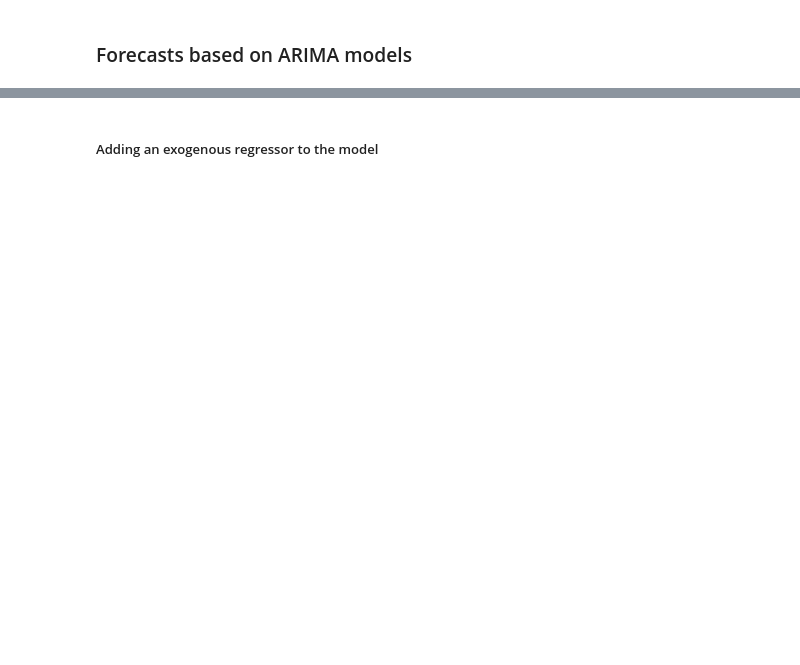
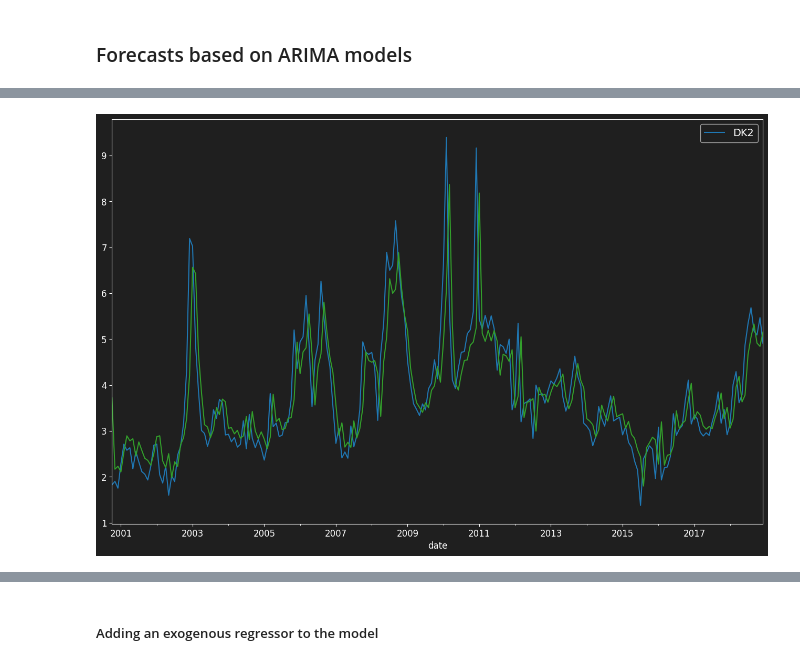
Before and after one commit to sebalexsmith/MET2010, a Jupyter notebook: Labs/Lab 14.ipynb, the cells around one changed output, grey strips where cells are left out. Drawn from its saved outputs; the diff is of its cells as text; code cells hidden in the pictures; blank space fills up the shorter version.

```diff
--- a/Labs/Lab 14.ipynb
+++ b/Labs/Lab 14.ipynb
@@ -117,0 +156,6 @@ power_DF['DK2'] = power_DF['DK2'] / 1000
+# %%
+# Based in the partial autocorrelation chart, I will create an ARIMA model with 1 AR term:
+from statsmodels.tsa.arima.model import ARIMA
+
+arimaMod0 = ARIMA(DK2_price, order = (1, 0, 0)).fit() # order = (AR, I, MA), number of terms.
+arimaMod0.summary()
@@ -117,0 +209,9 @@ power_DF['DK2'] = power_DF['DK2'] / 1000
+# %%
+fitted = arimaMod0.fittedvalues
+# %%
+fig, ax = plt.subplots()
+DK2_price.plot(ax = ax)
+fitted.plot(ax = ax)
+plt.show()
+# %% [output]
+[figure, added]
```
Also changed, not shown: parts of 35 cells of this notebook.
